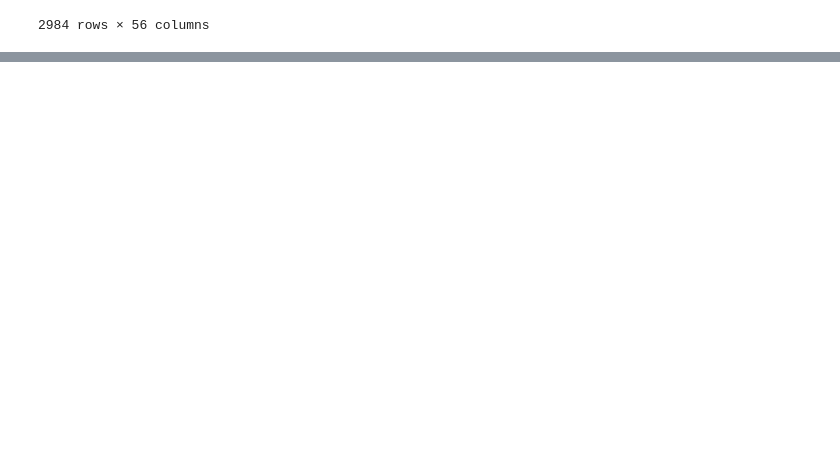
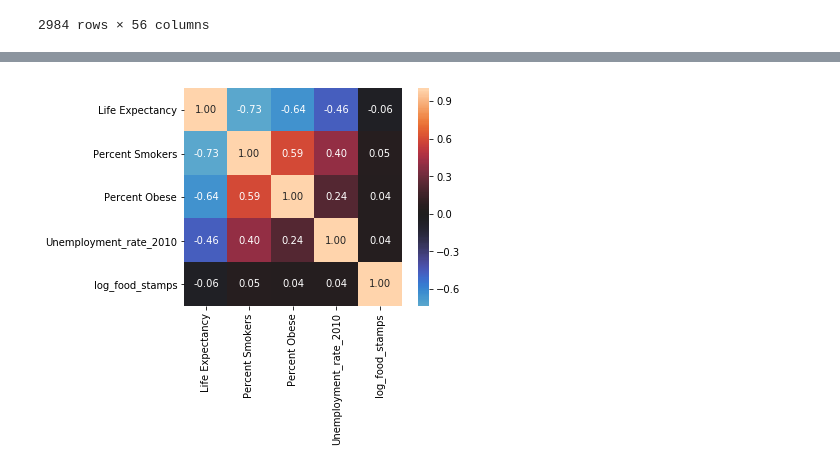
Before and after one commit to aulorbe/Life-Expectancy-In-The-US, a Jupyter notebook: EDA_initial.ipynb, the cells around one changed output, grey strips where cells are left out. Cells and saved outputs as stored; diff of their text form; code cells hidden in the pictures; blank space fills up the shorter version.

```diff
--- a/EDA_initial.ipynb
+++ b/EDA_initial.ipynb
@@ -235,0 +292,3 @@ df
+# %%
+# just want to scale our continuous variables, so going to isolate those
+contins = df[['Life Expectancy', 'Percent Smokers', 'Percent Obese', 'Unemployment_rate_2010', 'log_food_stamps']].dropna()
@@ -235,0 +299,6 @@ df
+# %%
+# instantiating a scalar
+scaler = preprocessing.StandardScaler()
+# %%
+# fitting scalar to continuous vars
+scaler.fit(contins)
@@ -235,0 +307,5 @@ df
+# %%
+# redefining contins as a dataframe of our SCALED continuous vars
+contins = pd.DataFrame(scaler.transform(contins), columns=contins.columns, index=contins.index)
+
+# should i have scaled the log-transformed food stamps data?
@@ -235,0 +344,5 @@ df
+# %%
+# correlation matrix for just our continuous variables:
+sns.heatmap(contins.corr(), center=0, cbar = True, annot=True, square = True, fmt = '.2f');
+# %% [output]
+[figure, added]
```
Also changed, not shown: parts of 36 cells of this notebook.
